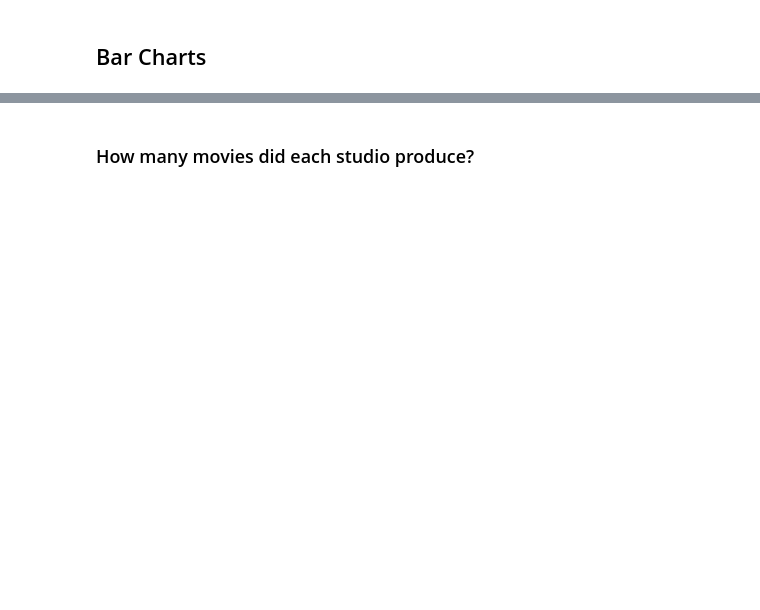
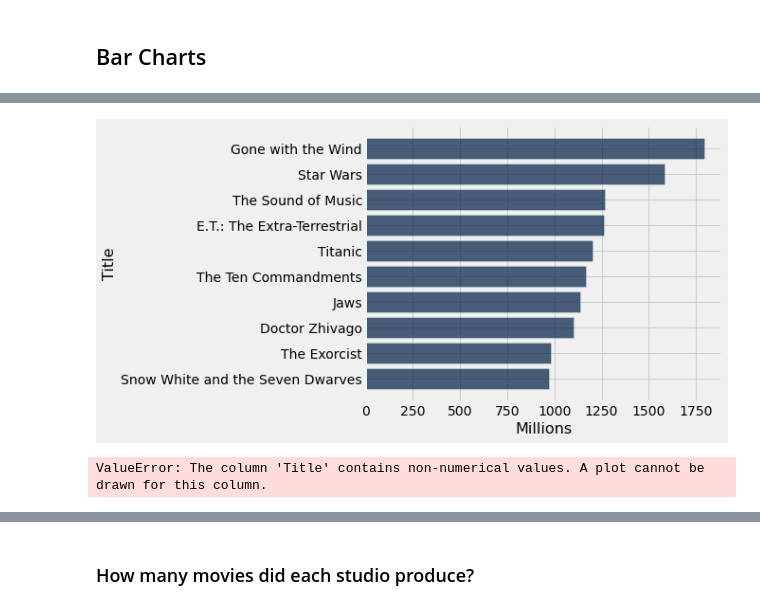
Before and after one commit to BC-COMS-1016/materials-sp22, a Jupyter notebook: demos/Lecture_6.ipynb, the cells around one changed output, grey strips where cells are left out. Drawn from its saved outputs; the diff is of its cells as text; code cells hidden in the pictures; blank space fills up the shorter version.

```diff
--- a/demos/Lecture_6.ipynb
+++ b/demos/Lecture_6.ipynb
@@ -58,6 +168,6 @@ top10_adjusted
 # skip
 # %%
 # Convert Gross (Adjusted) to millions of dollars for readability
-millions = top10_adjusted.column('Gross (Adjusted)') / 1000000
+millions = np.round(top10_adjusted.column('Gross (Adjusted)') / 1000000)
 top10_adjusted = top10_adjusted.with_column('Millions', millions)
 top10_adjusted
@@ -63,0 +186,5 @@ top10_adjusted
+# %%
+# Convert Gross (Adjusted) to millions of dollars for readability
+millions = np.round(top10_adjusted.column('Gross (Adjusted)') / 1000000)
+top10_adjusted = top10_adjusted.with_column('Millions', millions)
+top10_adjusted
@@ -64,5 +203,13 @@ top10_adjusted
 # %%
 # plot the top 10 using a horizontal bar graph
+# %%
+top10_adjusted.barh("Title", "Millions")
+# %% [output]
+[figure, added]
+# %%
+top10_adjusted.barh("Millions", "Title")
+# %% [output]
+ValueError: The column 'Title' contains non-numerical values. A plot cannot be drawn for this column.
 # %%
 # skip
 # %%
```
Also changed, not shown: parts of 50 cells of this notebook.
